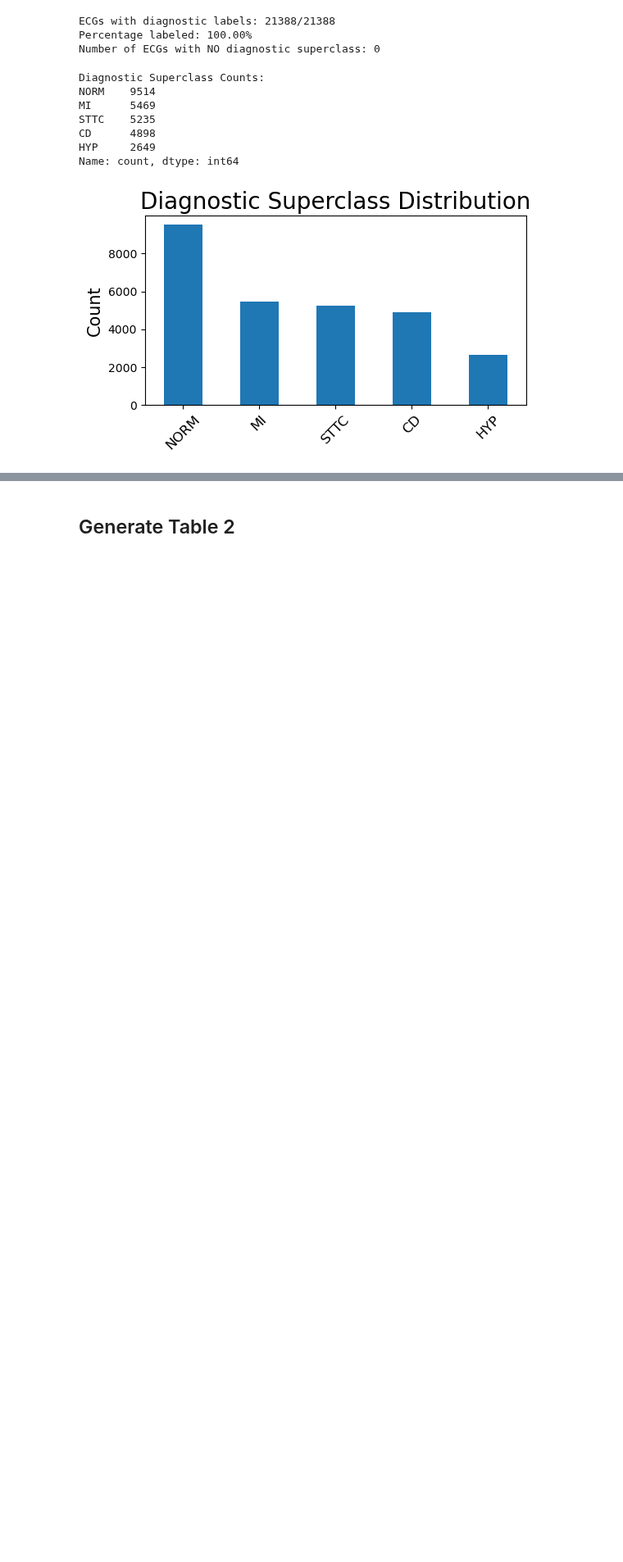
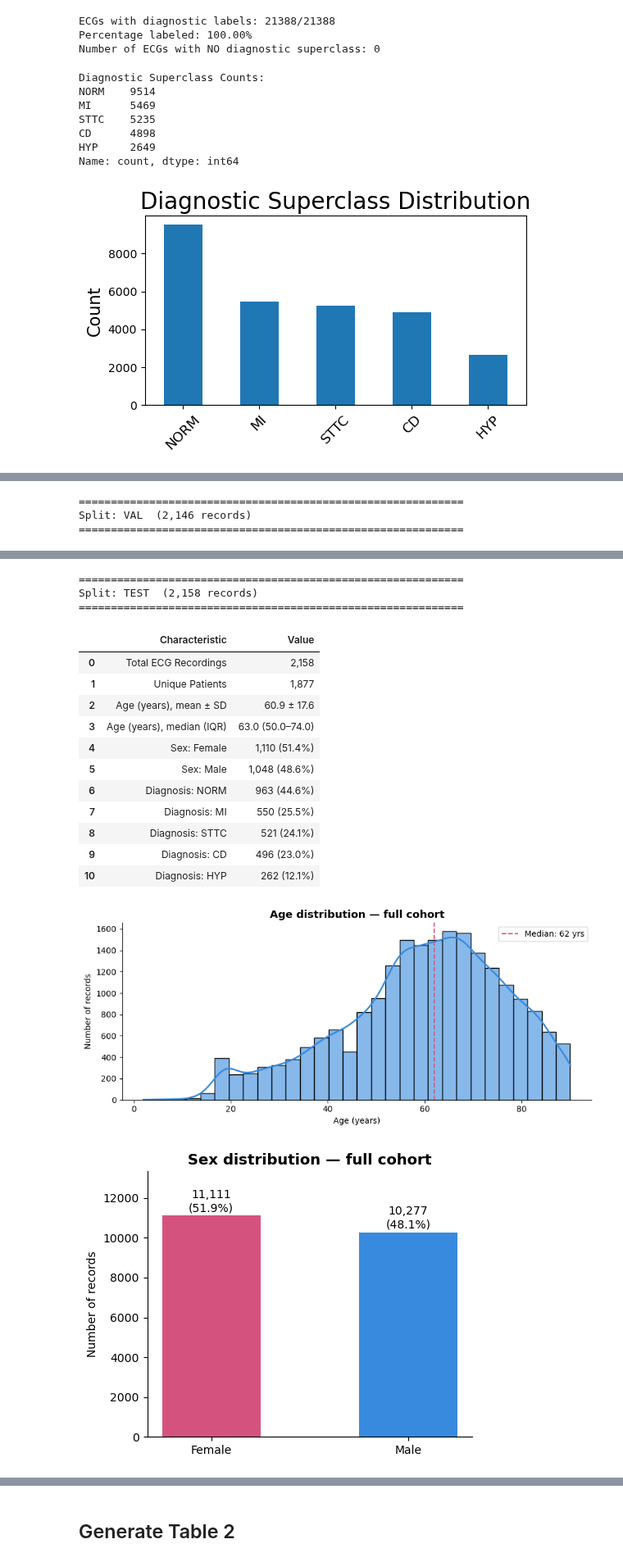
Before and after one commit to cristopher-d-delgado/ecg-ai-statistical-evaluation, a Jupyter notebook: notebooks/eda.ipynb, the cells around one changed output, grey strips where cells are left out. Shown at 82% size. Cells and saved outputs as stored; diff of their text form; code cells hidden in the pictures; blank space fills up the shorter version.

Commit message:
explored data plots and demographics

```diff
--- a/notebooks/eda.ipynb
+++ b/notebooks/eda.ipynb
@@ -433,0 +549,23 @@ table1
+# %%
+split_df = {
+    'global': df,
+    'train':  df[df['split'] == 'train'],
+    'val':    df[df['split'] == 'val'],
+    'test':   df[df['split'] == 'test'],
+}
+
+# ── Cohort summary stats + plots ──────────────────────────────────────────────
+summary_tables = {}
+cohort_plots   = {}
+
+for key, df_split in split_df.items():
+    print(f"{'='*60}")
+    print(f"Split: {key.upper()}  ({len(df_split):,} records)")
+    print(f"{'='*60}")
+
+    summary_tables[key] = cohort_summary_stats(df_split)
+    cohort_plots[key]   = plot_cohort_summary_stats(df_split)
+
+    display(summary_tables[key])
+    print("\n")
+# %% [output]
@@ -433,0 +602,3 @@ table1
+============================================================
+Split: VAL  (2,146 records)
+============================================================
@@ -433,0 +617,17 @@ table1
+============================================================
+Split: TEST  (2,158 records)
+============================================================
+|  | Characteristic | Value |
+| 0 | Total ECG Recordings | 2,158 |
+| 1 | Unique Patients | 1,877 |
+| 2 | Age (years), mean ± SD | 60.9 ± 17.6 |
+| 3 | Age (years), median (IQR) | 63.0 (50.0–74.0) |
+| 4 | Sex: Female | 1,110 (51.4%) |
+| 5 | Sex: Male | 1,048 (48.6%) |
+| 6 | Diagnosis: NORM | 963 (44.6%) |
+| 7 | Diagnosis: MI | 550 (25.5%) |
+| 8 | Diagnosis: STTC | 521 (24.1%) |
+| 9 | Diagnosis: CD | 496 (23.0%) |
+| 10 | Diagnosis: HYP | 262 (12.1%) |
+[figure, added]
+[figure, added]
```
Also changed, not shown: parts of 27 cells of this notebook.
